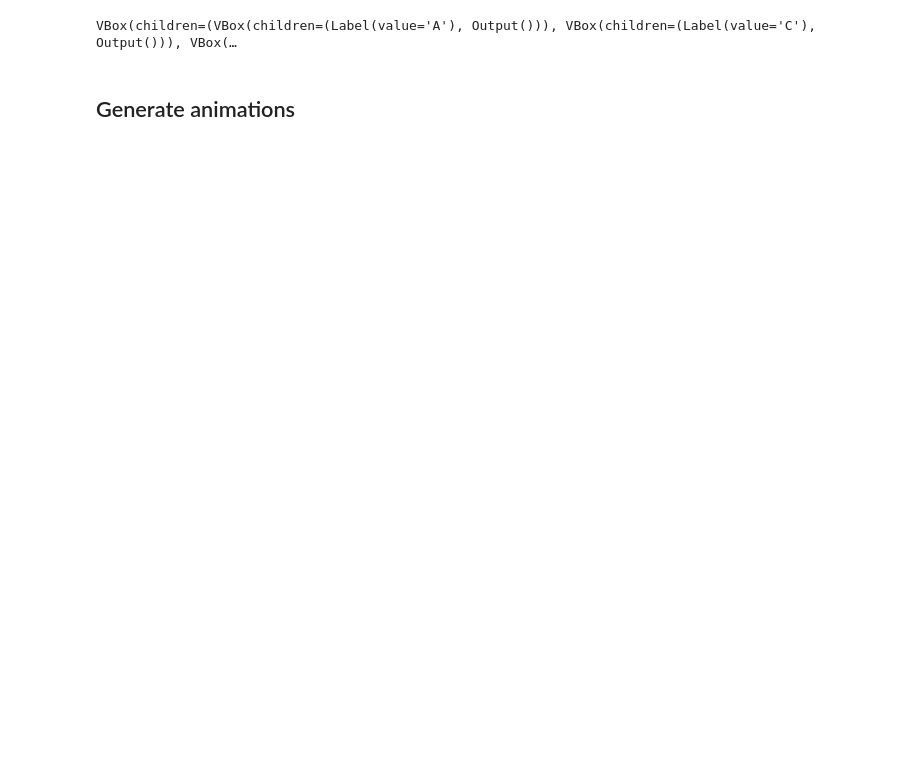
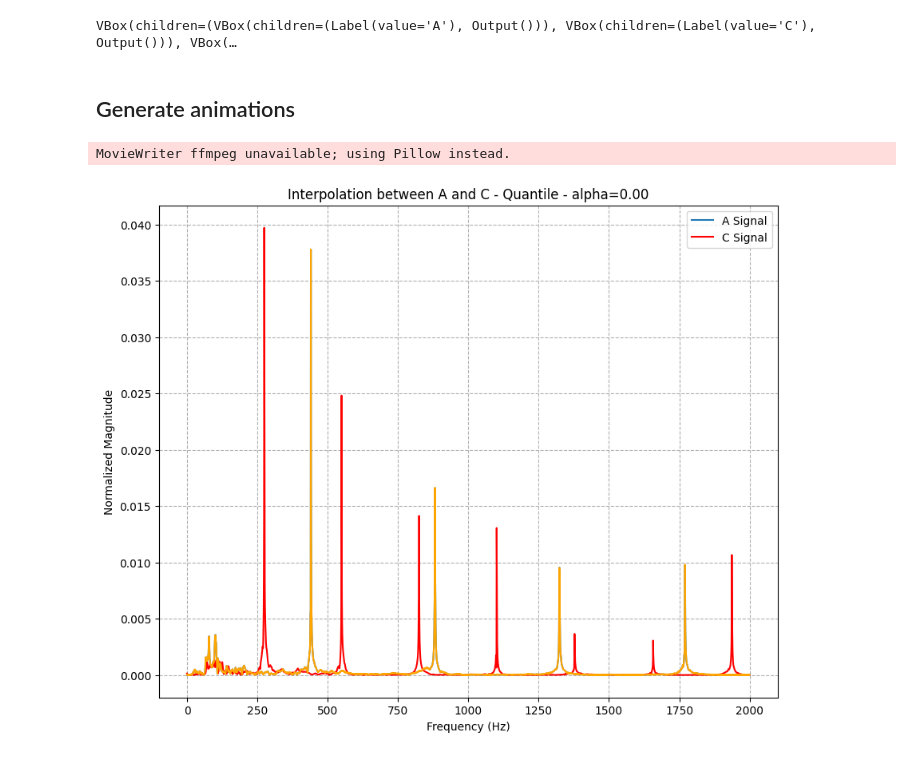
Before and after one commit to zaquastier/audio_1D_transport, a Jupyter notebook: ot_real_signals.ipynb, the cells around one changed output. Drawn from its saved outputs; the diff is of its cells as text; code cells hidden in the pictures; blank space fills up the shorter version.

```diff
--- a/ot_real_signals.ipynb
+++ b/ot_real_signals.ipynb
@@ -178,44 +206,47 @@ VBox(children=(VBox(children=(Label(value='A'), Output())), VBox(children=(Label
 # %% [markdown]
 ## Generate animations
 # %%
-# import matplotlib.animation as animation
+import matplotlib.animation as animation
 
-# max_frequency_index = 5000 # in Hz, for plotting
-# index = np.argmax(fft_frequency > max_frequency_index)
+max_frequency_index = 2000 # in Hz, for plotting
+index = np.argmax(fft_frequency > max_frequency_index)
 
-# # Setup figure and axes for the plot
-# fig, ax = plt.subplots(figsize=[10, 8])
+# Setup figure and axes for the plot
+fig, ax = plt.subplots(figsize=[10, 8])
 
-# # Static plots for A and C
-# ax.plot(fft_frequency[:index], A_fft_magnitude[:index], label='A Signal', linewidth=1.5)
-# ax.plot(fft_frequency[:index], C_fft_magnitude[:index], label='C Signal', color='red', linewidth=1.5)
-# ax.set(xlabel='Frequency (Hz)', ylabel='Normalized Magnitude', title='Interpolation between A and C - Quantile')
-# ax.grid(True, which="both", ls="--")
-# ax.legend()
+# Static plots for A and C
+ax.plot(fft_frequency[:index], A_fft_magnitude[:index], label='A Signal', linewidth=1.5)
+ax.plot(fft_frequency[:index], C_fft_magnitude[:index], label='C Signal', color='red', linewidth=1.5)
+ax.set(xlabel='Frequency (Hz)', ylabel='Normalized Magnitude', title='Interpolation between A and C - Quantile')
+ax.grid(True, which="both", ls="--")
+ax.legend()
 
-# # Placeholder for the quantile interpolation plot, initially not visible
-# quantile_line, = ax.plot([], [], label='Quantile', color="orange")
+# Placeholder for the quantile interpolation plot, initially not visible
+quantile_line, = ax.plot([], [], label='Quantile', color="orange")
 
-# def update(frame):
-#     # Calculate new alpha for this frame
-#     alpha = frame / 40.0  # Assuming 40 frames to go from 0 to 1
+def update(frame):
+    # Calculate new alpha for this frame
+    alpha = frame / 20.0  # Assuming 40 frames to go from 0 to 1
 
-#     # Recalculate quantile interpolation with the new alpha
-#     fft_quantile_interpolation = quantile_optimal_transport(A_fft_magnitude, C_fft_magnitude, alpha=alpha)
+    # Recalculate quantile interpolation with the new alpha
+    fft_quantile_interpolation = quantile_optimal_transport(A_fft_magnitude, C_fft_magnitude, alpha=alpha)
 
-#     # Update the data for the quantile interpolation plot
-#     quantile_line.set_data(fft_frequency[:index], fft_quantile_interpolation[:index])
+    # Update the data for the quantile interpolation plot
+    quantile_line.set_data(fft_frequency[:index], fft_quantile_interpolation[:index])
 
-#     # Update the title to reflect the current alpha
-#     ax.set_title(f'Interpolation between A and C - Quantile - alpha={alpha:.2f}')
+    # Update the title to reflect the current alpha
+    ax.set_title(f'Interpolation between A and C - Quantile - alpha={alpha:.2f}')
 
-#     return quantile_line,
+    return quantile_line,
 
-# # Create animation
-# ani = animation.FuncAnimation(fig=fig, func=update, frames=np.arange(0, 41), interval=100)
+# Create animation
+ani = animation.FuncAnimation(fig=fig, func=update, frames=np.arange(0, 21), interval=100)
 
-# # Save the animation
-# ani.save('animations/real/quantile_interpolation.gif')
+# Save the animation
+ani.save('animations/real/quantile_interpolation.gif')
+# %% [output]
+MovieWriter ffmpeg unavailable; using Pillow instead.
+[figure, added]
 # %%
 # import matplotlib.animation as animation
 
```
Also changed, not shown: parts of 7 cells of this notebook, 5 other files.
